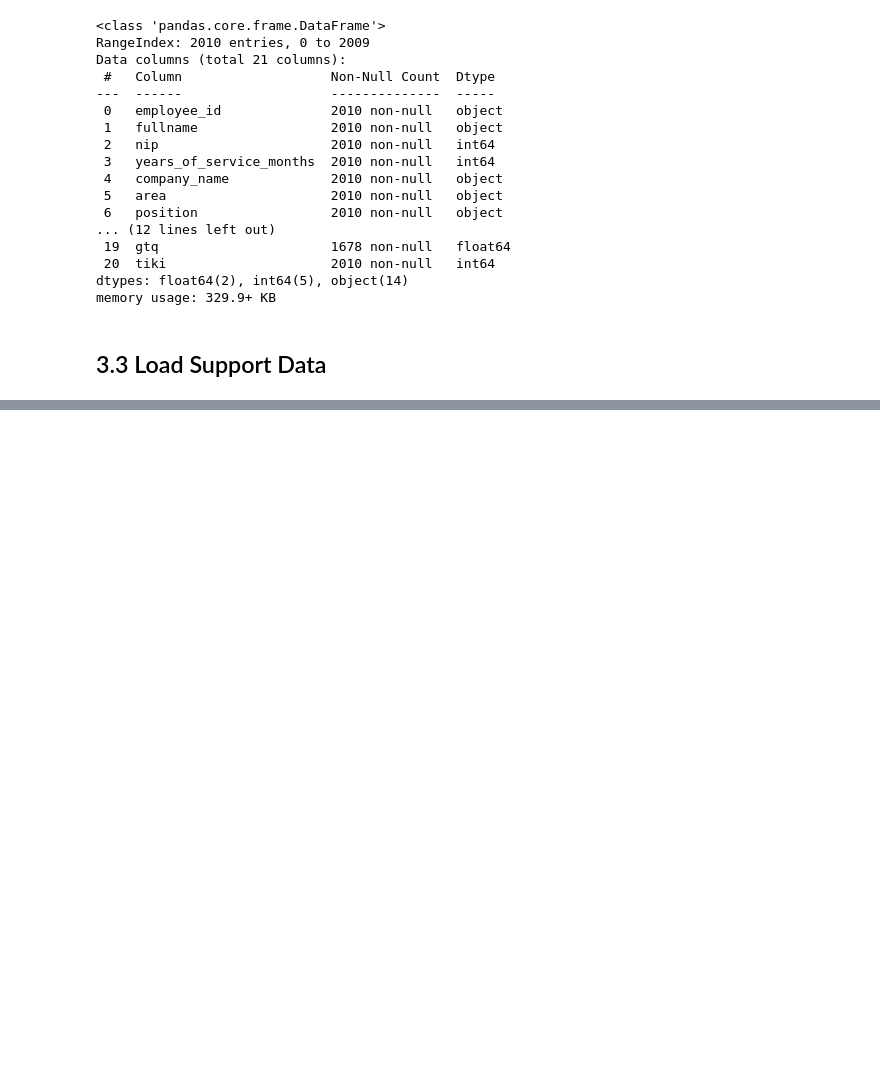
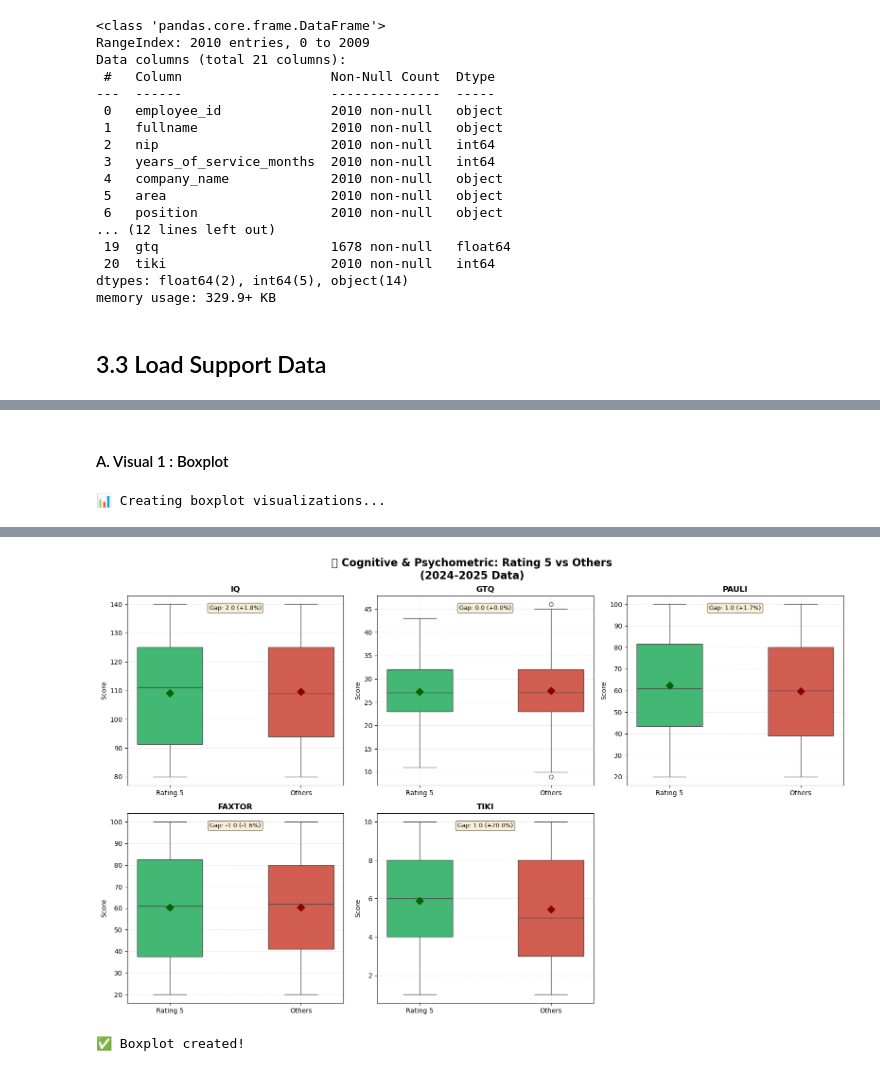
Before and after one commit to nnovallll/hr-case-aulia-afriza, a Jupyter notebook: notebooks/analysis.ipynb, the cells around one changed output, grey strips where cells are left out. Saved outputs shown, nothing was run; the diff lists cells and outputs as text; code cells hidden in the pictures; blank space fills up the shorter version.

Commit message:
update : Succes input data and cleaning data from outlier

```diff
--- a/notebooks/analysis.ipynb
+++ b/notebooks/analysis.ipynb
@@ -344,0 +532,6 @@ SELECT
+# %%
+# Success = Latest rating = 5
+df_analysis['is_success'] = df_analysis['latest_rating'] == 5
+
+print(f"\n🎯 Success Group (Rating 5): {df_analysis['is_success'].sum()} employees ({df_analysis['is_success'].sum()/len(df_analysis)*100:.1f}%)")
+print(f"❌ Others (Rating < 5): {(~df_analysis['is_success']).sum()} employees ({(~df_analysis['is_success']).sum()/len(df_analysis)*100:.1f}%)")
@@ -344,0 +626,14 @@ SELECT
+# %%
+# Variables to compare
+cognitive_vars = ['iq', 'gtq', 'pauli', 'faxtor', 'tiki']
+
+# Verify data availability
+print("\n🔍 Data Availability Check:")
+for var in cognitive_vars:
+    total = len(df_analysis)
+    available = df_analysis[var].notna().sum()
+    success_available = df_success[var].notna().sum()
+    others_available = df_others[var].notna().sum()
+
+    print(f"  {var.upper():10s}: Total={available}/{total} ({available/total*100:.1f}%), "
+          f"Success={success_available}/{len(df_success)}, Others={others_available}/{len(df_others)}")
@@ -344,0 +689,57 @@ SELECT
+# %% [markdown]
+#### A. Visual 1 : Boxplot
+# %%
+
+print("\n📊 Creating boxplot visualizations...")
+
+fig, axes = plt.subplots(2, 3, figsize=(16, 10))
+fig.suptitle('🧠 Cognitive & Psychometric: Rating 5 vs Others\n(2024-2025 Data)',
+             fontsize=16, fontweight='bold')
+
+for idx, var in enumerate(cognitive_vars):
+    row = idx // 3
+    col = idx % 3
+
+    # Prepare data (remove NaN)
+    success_data = df_success[var].dropna()
+    others_data = df_others[var].dropna()
+
+    # Create dataframe for plotting
+    data_plot = pd.DataFrame({
+        'Group': ['Rating 5'] * len(success_data) + ['Others'] * len(others_data),
+        'Score': pd.concat([success_data, others_data], ignore_index=True)
+    })
+
+    # Plot
+    sns.boxplot(data=data_plot, x='Group', y='Score', ax=axes[row, col],
+                palette=['#2ecc71', '#e74c3c'], width=0.5)
+
+    # Add mean markers
+    axes[row, col].plot([0], [success_data.mean()], marker='D', color='darkgreen',
+                        markersize=8, label='Mean', zorder=3)
+    axes[row, col].plot([1], [others_data.mean()], marker='D', color='darkred',
+                        markersize=8, zorder=3)
+
+    # Styling
+    axes[row, col].set_title(f'{var.upper()}', fontweight='bold', fontsize=12)
+    axes[row, col].set_xlabel('')
+    axes[row, col].set_ylabel('Score', fontsize=10)
+    axes[row, col].grid(True, alpha=0.3, linestyle='--')
+
+    # Add gap annotation
+    gap = success_data.median() - others_data.median()
+    gap_pct = (gap / others_data.median() * 100) if others_data.median() != 0 else 0
+    axes[row, col].text(0.5, 0.95, f'Gap: {gap:.1f} ({gap_pct:+.1f}%)',
+                        transform=axes[row, col].transAxes,
+                        ha='center', va='top', fontsize=9,
+                        bbox=dict(boxstyle='round', facecolor='wheat', alpha=0.5))
+
+# Remove empty subplot
+fig.delaxes(axes[1, 2])
+
+plt.tight_layout()
+plt.show()
+
+print("✅ Boxplot created!")
+# %% [output]
+📊 Creating boxplot visualizations...
@@ -344,0 +765,2 @@ SELECT
+[figure, added]
+✅ Boxplot created!
```
Also changed, not shown: parts of 145 cells of this notebook.
